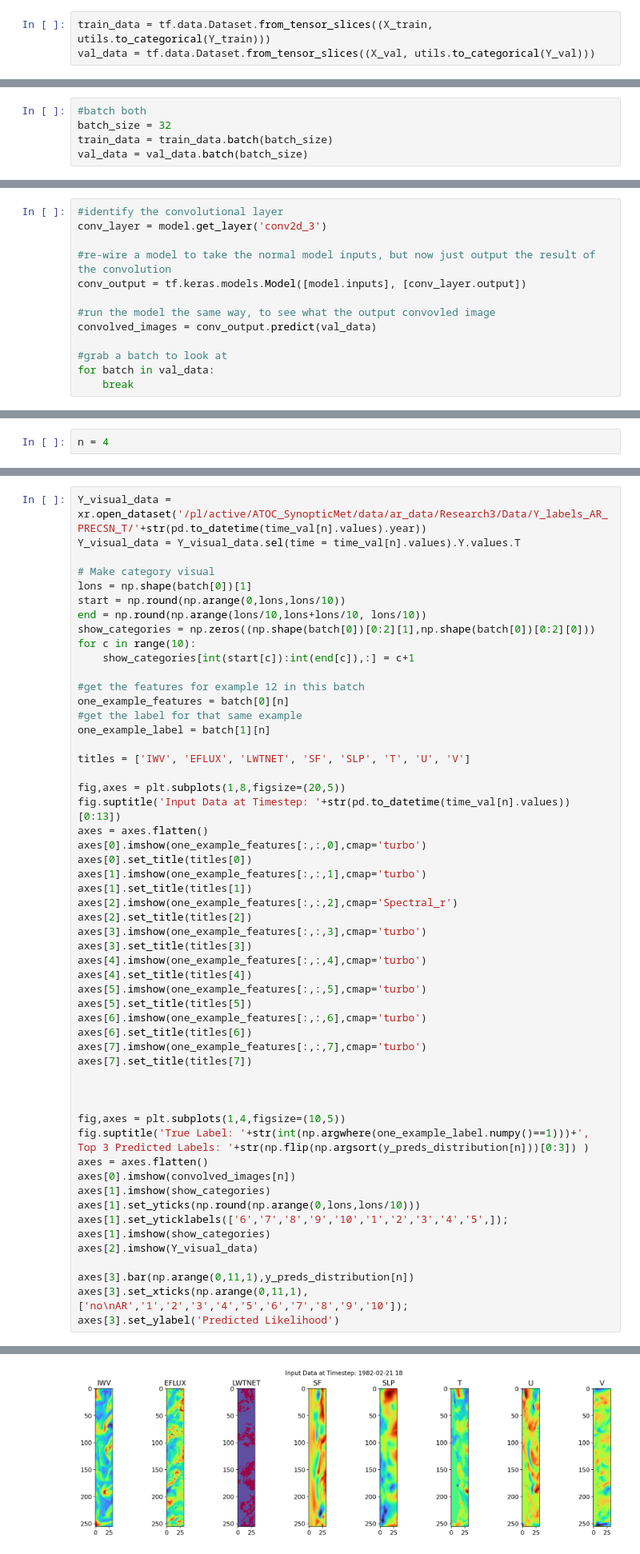
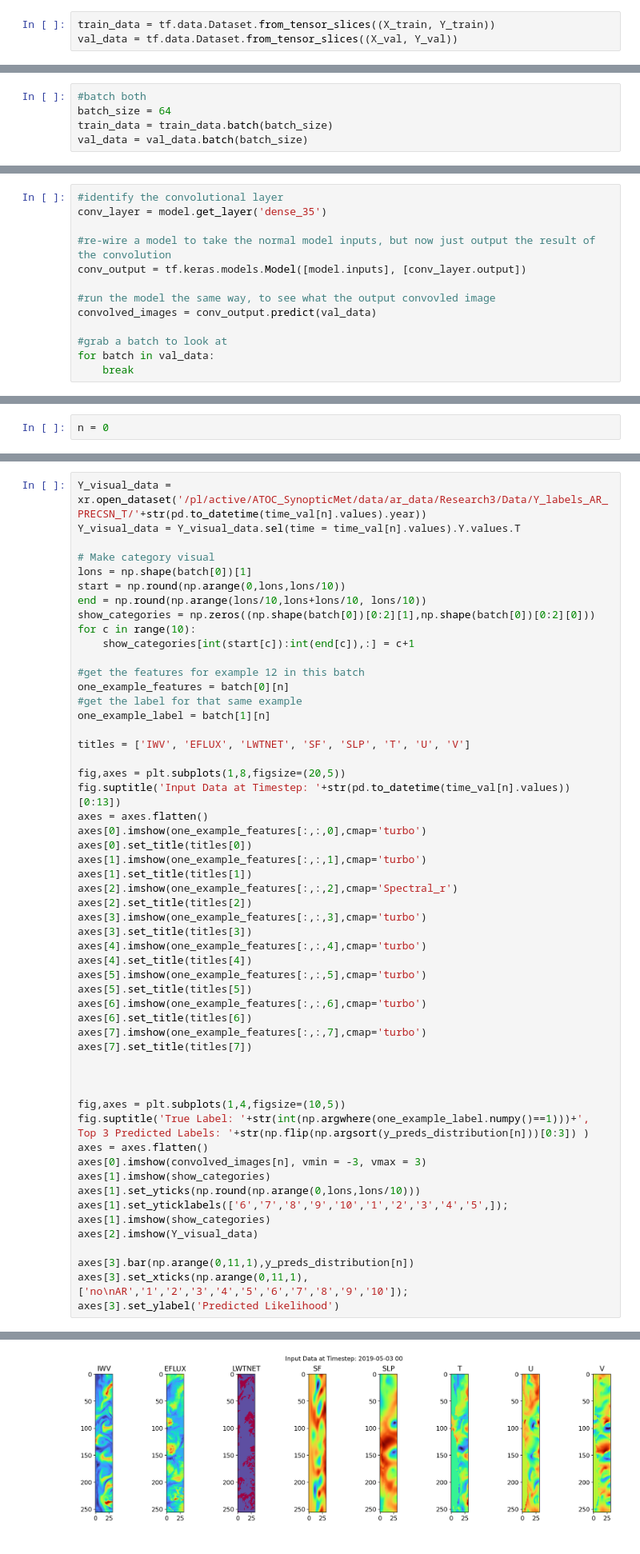
Before and after one commit to rlbaiman/AntarcticAR_ML, a Jupyter notebook: CNN/run_CNN.ipynb, the cells around one changed output, grey strips where cells are left out. Shown at 80% size. Cells and saved outputs as stored; diff of their text form.

```diff
--- a/CNN/run_CNN.ipynb
+++ b/CNN/run_CNN.ipynb
@@ -55,5 +57,5 @@ X_val = ds_val.features.values[val_random_shuffle]
 Y_val = ds_val.labels_1d.values[val_random_shuffle]
 time_val = ds_val.time[val_random_shuffle]
 # %%
-train_data = tf.data.Dataset.from_tensor_slices((X_train, utils.to_categorical(Y_train)))
-val_data = tf.data.Dataset.from_tensor_slices((X_val, utils.to_categorical(Y_val)))
+train_data = tf.data.Dataset.from_tensor_slices((X_train, Y_train))
+val_data = tf.data.Dataset.from_tensor_slices((X_val, Y_val))
@@ -60,6 +64,6 @@ val_data = tf.data.Dataset.from_tensor_slices((X_val, utils.to_categorical(Y_val
 # %%
 #batch both
-batch_size = 32
+batch_size = 64
 train_data = train_data.batch(batch_size)
 val_data = val_data.batch(batch_size)
 # %%
@@ -380,6 +375,6 @@ for l,layer in enumerate(model.layers):
 # %%
 #identify the convolutional layer
-conv_layer = model.get_layer('conv2d_3')
+conv_layer = model.get_layer('dense_35')
 
 #re-wire a model to take the normal model inputs, but now just output the result of the convolution
 conv_output = tf.keras.models.Model([model.inputs], [conv_layer.output])
@@ -395,4 +408,4 @@ for batch in val_data:
 # %%
 convolved_images = convolved_images[:,:,:,-1]
 # %%
-n = 4
+n = 0
@@ -424,32 +469,32 @@ axes[1].imshow(one_example_features[:,:,1],cmap='turbo')
 axes[1].set_title(titles[1])
 axes[2].imshow(one_example_features[:,:,2],cmap='Spectral_r')
 axes[2].set_title(titles[2])
 axes[3].imshow(one_example_features[:,:,3],cmap='turbo')
 axes[3].set_title(titles[3])
 axes[4].imshow(one_example_features[:,:,4],cmap='turbo')
 axes[4].set_title(titles[4])
 axes[5].imshow(one_example_features[:,:,5],cmap='turbo')
 axes[5].set_title(titles[5])
 axes[6].imshow(one_example_features[:,:,6],cmap='turbo')
 axes[6].set_title(titles[6])
 axes[7].imshow(one_example_features[:,:,7],cmap='turbo')
 axes[7].set_title(titles[7])
 
 
 
 fig,axes = plt.subplots(1,4,figsize=(10,5))
 fig.suptitle('True Label: '+str(int(np.argwhere(one_example_label.numpy()==1)))+', Top 3 Predicted Labels: '+str(np.flip(np.argsort(y_preds_distribution[n]))[0:3]) )
 axes = axes.flatten()
-axes[0].imshow(convolved_images[n])
+axes[0].imshow(convolved_images[n], vmin = -3, vmax = 3)
 axes[1].imshow(show_categories)
 axes[1].set_yticks(np.round(np.arange(0,lons,lons/10)))
 axes[1].set_yticklabels(['6','7','8','9','10','1','2','3','4','5',]);
 axes[1].imshow(show_categories)
 axes[2].imshow(Y_visual_data)
 
 axes[3].bar(np.arange(0,11,1),y_preds_distribution[n])
 axes[3].set_xticks(np.arange(0,11,1), ['no\nAR','1','2','3','4','5','6','7','8','9','10']);
 axes[3].set_ylabel('Predicted Likelihood')
 # %% [output]
 Text(0, 0.5, 'Predicted Likelihood')
-[figure, old version]
+[figure, new version]
```
Also changed, not shown: parts of 38 cells of this notebook, 2 other files.
